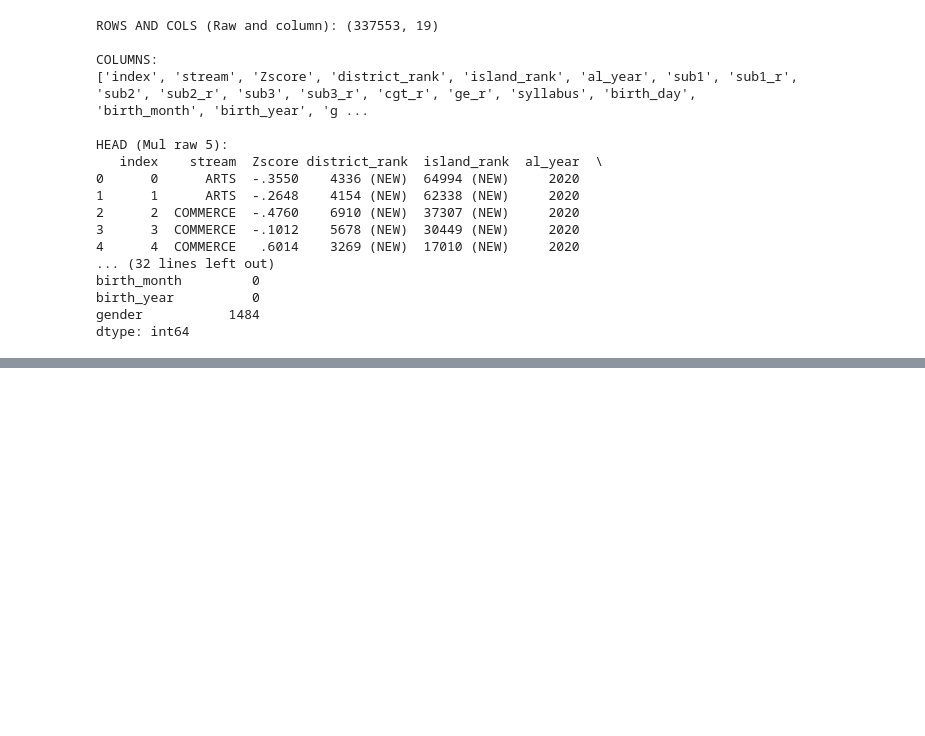
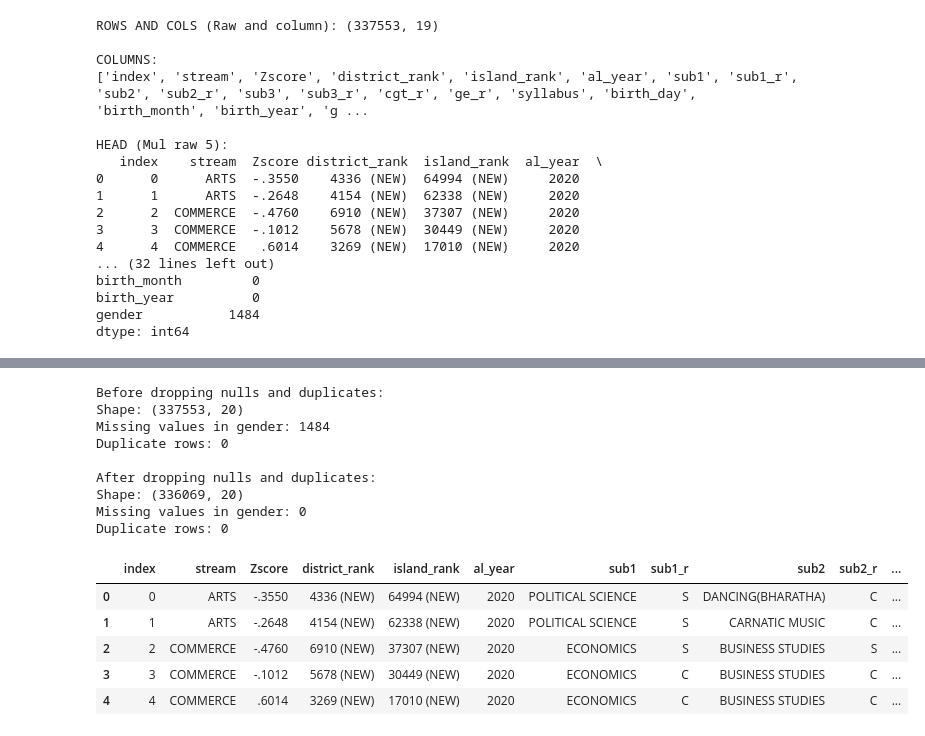
Before and after one commit to sahas-hasaranga/Sri-Lanka-AL-results-2020-analysis, a Jupyter notebook: day 3/al_data_analysis.ipynb, the cells around one changed output, grey strips where cells are left out. Cells and saved outputs as stored; diff of their text form; code cells hidden in the pictures; blank space fills up the shorter version.

```diff
--- a/day 3/al_data_analysis.ipynb
+++ b/day 3/al_data_analysis.ipynb
@@ -118,0 +164,34 @@ Name: count, Length: 73, dtype: int64
+# %%
+print('Before dropping nulls and duplicates:')
+print('Shape:', df.shape)
+print('Missing values in gender:', df['gender'].isnull().sum())
+print('Duplicate rows:', df.duplicated().sum())
+
+# Drop rows where 'gender' is null
+df_cleaned = df.dropna(subset=['gender']).copy()
+
+# Drop duplicate rows from the entire DataFrame
+df_cleaned = df_cleaned.drop_duplicates().copy()
+
+print('\nAfter dropping nulls and duplicates:')
+print('Shape:', df_cleaned.shape)
+print('Missing values in gender:', df_cleaned['gender'].isnull().sum())
+print('Duplicate rows:', df_cleaned.duplicated().sum())
+
+display(df_cleaned.head())
+# %% [output]
+Before dropping nulls and duplicates:
+Shape: (337553, 20)
+Missing values in gender: 1484
+Duplicate rows: 0
+
+After dropping nulls and duplicates:
+Shape: (336069, 20)
+Missing values in gender: 0
+Duplicate rows: 0
+|  | index | stream | Zscore | district_rank | island_rank | al_year | sub1 | sub1_r | sub2 | sub2_r | ... |
+| 0 | 0 | ARTS | -.3550 | 4336 (NEW) | 64994 (NEW) | 2020 | POLITICAL SCIENCE | S | DANCING(BHARATHA) | C | ... |
+| 1 | 1 | ARTS | -.2648 | 4154 (NEW) | 62338 (NEW) | 2020 | POLITICAL SCIENCE | S | CARNATIC MUSIC | C | ... |
+| 2 | 2 | COMMERCE | -.4760 | 6910 (NEW) | 37307 (NEW) | 2020 | ECONOMICS | S | BUSINESS STUDIES | S | ... |
+| 3 | 3 | COMMERCE | -.1012 | 5678 (NEW) | 30449 (NEW) | 2020 | ECONOMICS | C | BUSINESS STUDIES | C | ... |
+| 4 | 4 | COMMERCE | .6014 | 3269 (NEW) | 17010 (NEW) | 2020 | ECONOMICS | C | BUSINESS STUDIES | C | ... |
```
Also changed, not shown: parts of 13 cells of this notebook.
